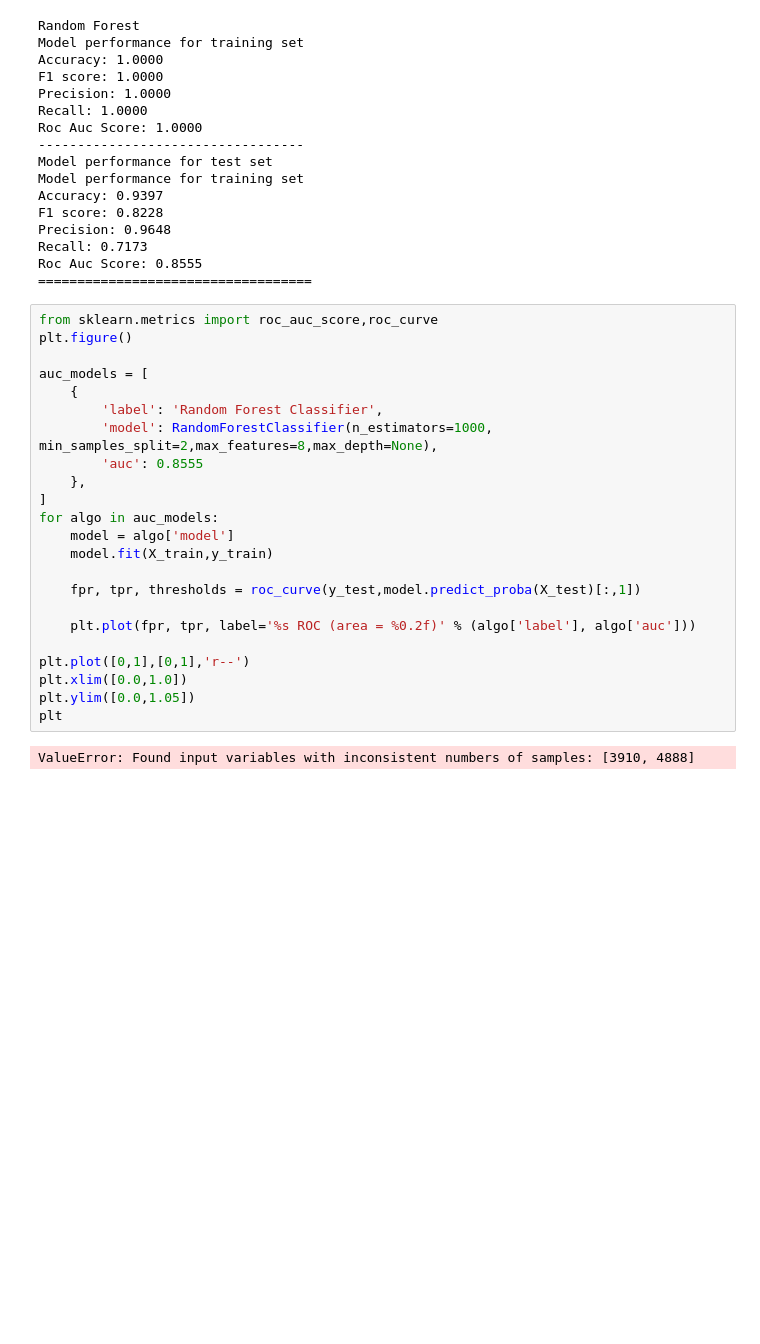
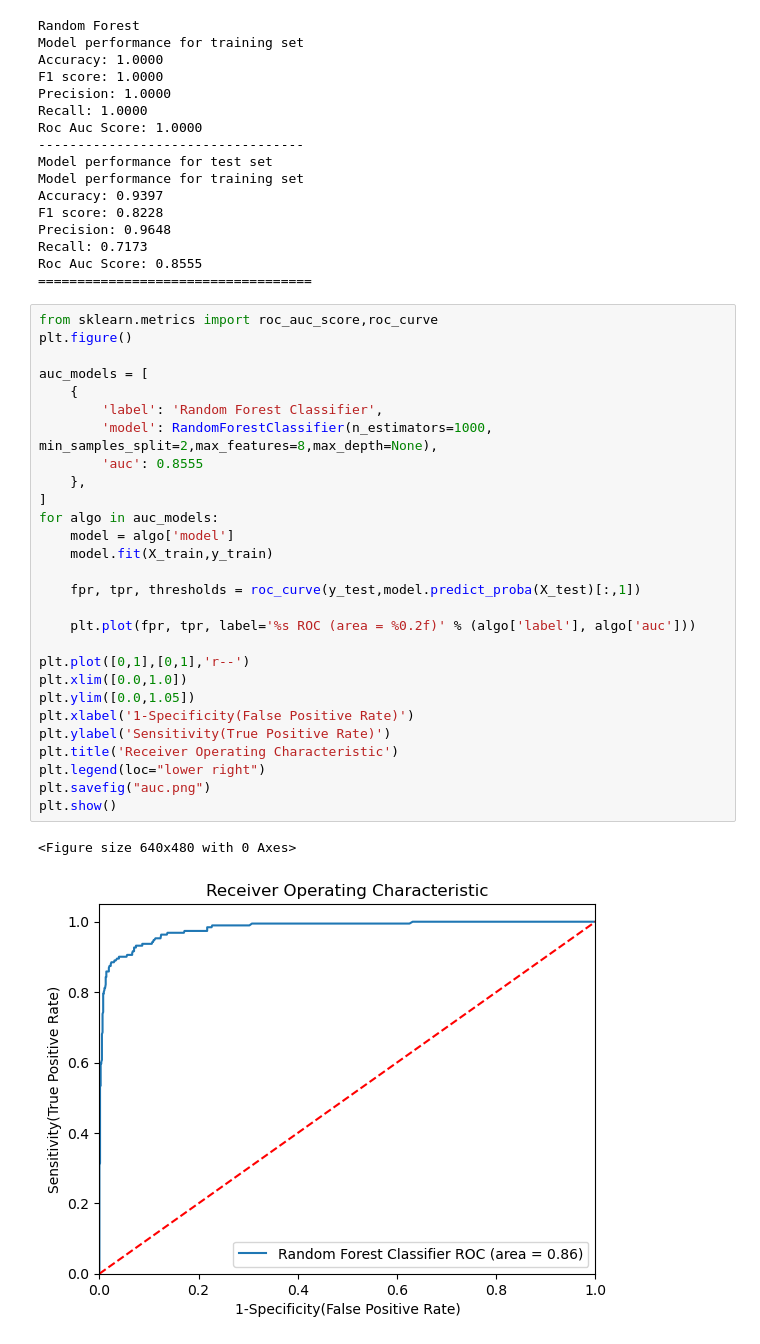
Before and after one commit to Sanskar1314/Holiday_Package_Prediction_using_RandomForest, a Jupyter notebook: Holiday_Package.ipynb, the cells around one changed output. Saved outputs shown, nothing was run; the diff lists cells and outputs as text; blank space fills up the shorter version.

Commit message:
plotted auc curve(project completed)

```diff
--- a/Holiday_Package.ipynb
+++ b/Holiday_Package.ipynb
@@ -595,25 +595,31 @@ Roc Auc Score: 0.8555
 # %%
 from sklearn.metrics import roc_auc_score,roc_curve
 plt.figure()
 
 auc_models = [
     {
         'label': 'Random Forest Classifier',
         'model': RandomForestClassifier(n_estimators=1000, min_samples_split=2,max_features=8,max_depth=None),
         'auc': 0.8555
     },
 ]
 for algo in auc_models:
     model = algo['model']
     model.fit(X_train,y_train)
 
     fpr, tpr, thresholds = roc_curve(y_test,model.predict_proba(X_test)[:,1])
 
     plt.plot(fpr, tpr, label='%s ROC (area = %0.2f)' % (algo['label'], algo['auc']))
 
 plt.plot([0,1],[0,1],'r--')
 plt.xlim([0.0,1.0])
 plt.ylim([0.0,1.05])
-plt
+plt.xlabel('1-Specificity(False Positive Rate)')
+plt.ylabel('Sensitivity(True Positive Rate)')
+plt.title('Receiver Operating Characteristic')
+plt.legend(loc="lower right")
+plt.savefig("auc.png")
+plt.show()
 # %% [output]
-ValueError: Found input variables with inconsistent numbers of samples: [3910, 4888]
+<Figure size 640x480 with 0 Axes>
+[figure, added]
```
Also changed, not shown: 1 other file.
